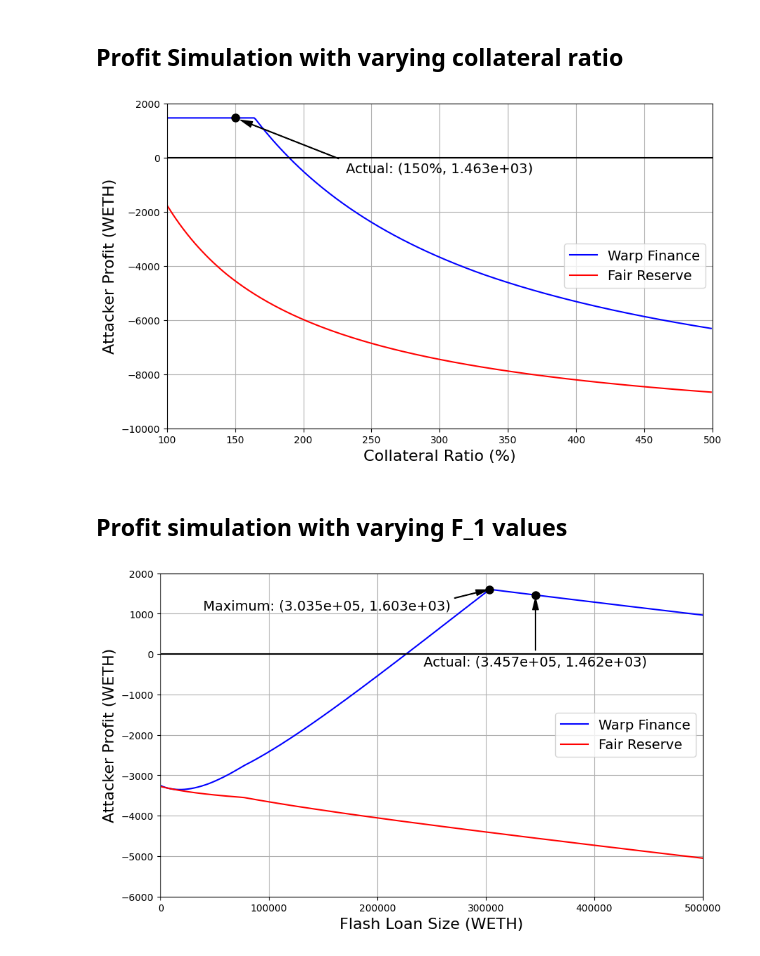
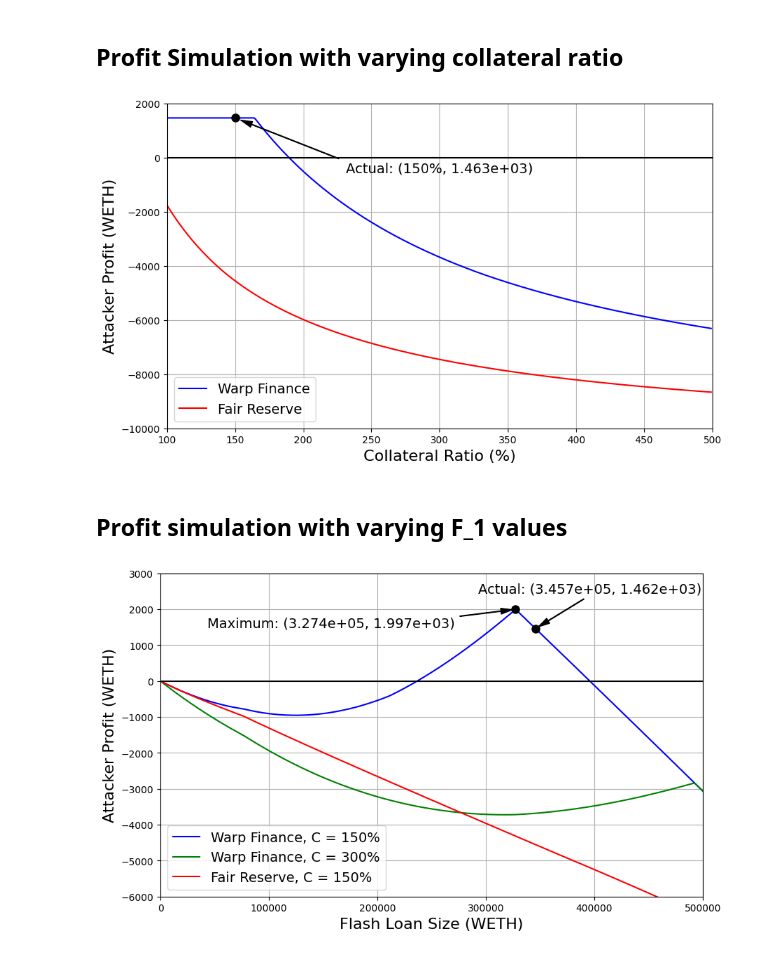
Before and after one commit to MJ-Peters/Flash-Loan-Attack-Analysis-Framework, a Jupyter notebook: Flash Loan Attack Analysis Framework.ipynb, the cells around one changed output. Cells and saved outputs as stored; diff of their text form; code cells hidden in the pictures.

Commit message:
Damage function now works for all graphs produced

```diff
--- a/Flash Loan Attack Analysis Framework.ipynb
+++ b/Flash Loan Attack Analysis Framework.ipynb
@@ -186,7 +186,7 @@ def default_variables():
     # The quantity of USDC in the USDC-WETH SushiSwap pool
     r_usdc = 70837678.781592 # Used Etherscan account balance checker (ETH) at block 11473329 not 11473330 as we want the value before the attack has taken place
 
-    return F_0, F_1, F_1_uni, F_1_dydx, r_0, r_1, s_0, lp, C, twap_0, twap_1, V_dai, V_usdc, r_weth, r_usdc
+    return F_0, F_1, F_1_dydx, r_0, r_1, lp, C, twap_0, twap_1, V_dai, V_usdc, r_weth, r_usdc
 # %% [markdown]
 ### Defining the Damage Function
 # %%
@@ -471,10 +478,10 @@ plt.show()
 [figure]
 # %% [markdown]
 ## Profit Simulation with varying collateral ratio
-# %%
-# Calling default variables
-F_0, F_1, F_1_uni, F_1_dydx, r_0, r_1, s_0, lp, C, twap_0, twap_1, V_dai, V_usdc, r_weth, r_usdc = default_variables()
 # %%
+# Calling default variables
+F_0, F_1, F_1_dydx, r_0, r_1, lp, C, twap_0, twap_1, V_dai, V_usdc, r_weth, r_usdc = default_variables()
+
 # Define a range of F_1 values from 0 to 500,000
 C_values = range(100, 500)
 
@@ -487,11 +494,11 @@ for C_value in C_values:
     # Convert percentage to decimal
     C = C_value / 100
     # Calculate dmg for "Warp Finance" model
-    s_1, D, LP, R_0, R_1, P_LP, B, In_1, Out_0, R_0_new, R_1_new, P_LP_new, B_new, B_dai, B_usdc, In_0, Out_weth_us, Out_weth_ss, c, profit_warp, pre_fair, post_fair = damage_model("Warp Finance", F_0, F_1, F_1_uni, F_1_dydx, r_0, r_1, s_0, lp, C, twap_0, twap_1, V_dai, V_usdc, r_weth, r_usdc)
+    s_0, s_1, D, LP, R_0, R_1, P_LP, B, In_1, Out_0, R_0_new, R_1_new, P_LP_new, B_new, B_dai, B_usdc, In_0, Out_weth_us, Out_weth_ss, c, profit_warp, pre_fair, post_fair = damage_model("Warp Finance", F_0, F_1, F_1_dydx, r_0, r_1, lp, C, twap_0, twap_1, V_dai, V_usdc, r_weth, r_usdc)
     profit_values_warp.append(profit_warp)
 
     # Calculate dmg for "Fair Reserve" model
-    s_1, D, LP, R_0, R_1, P_LP, B, In_1, Out_0, R_0_new, R_1_new, P_LP_new, B_new, B_dai, B_usdc, In_0, Out_weth_us, Out_weth_ss, c, profit_fair, pre_fair, post_fair = damage_model("Fair Reserve", F_0, F_1, F_1_uni, F_1_dydx, r_0, r_1, s_0, lp, C, twap_0, twap_1, V_dai, V_usdc, r_weth, r_usdc)
+    s_0, s_1, D, LP, R_0, R_1, P_LP, B, In_1, Out_0, R_0_new, R_1_new, P_LP_new, B_new, B_dai, B_usdc, In_0, Out_weth_us, Out_weth_ss, c, profit_fair, pre_fair, post_fair = damage_model("Fair Reserve", F_0, F_1, F_1_dydx, r_0, r_1, lp, C, twap_0, twap_1, V_dai, V_usdc, r_weth, r_usdc)
     profit_values_fair.append(profit_fair)
 
 # Plot the DMG vs F_1 continuous line plot for both models
@@ -500,7 +507,7 @@ plt.plot(C_values, profit_values_warp, color="b", label="Warp Finance")
 plt.plot(C_values, profit_values_fair, color="r", label="Fair Reserve")
 plt.xlabel("Collateral Ratio (%)", fontsize=16)
 plt.ylabel("Attacker Profit (WETH)", fontsize=16)
-plt.legend(fontsize=14, loc="center right")
+plt.legend(fontsize=14, loc="lower left")
 
 # Annotate the actual scenario below the line
 plt.plot(150, max(profit_values_warp), "ko", markersize=8)
@@ -517,62 +524,74 @@ plt.ylim(-10000, 2000)
 plt.axhline(0, color="black")
 plt.show()
 # %% [output]
-[figure, old version]
+[figure, new version]
 # %% [markdown]
 ## Profit simulation with varying F_1 values
-# %%
-# Calling default variables
-F_0, F_1, F_1_uni, F_1_dydx, r_0, r_1, s_0, lp, C, twap_0, twap_1, V_dai, V_usdc, r_weth, r_usdc = default_variables()
 # %%
+# Calling default variables
+F_0, F_1, F_1_dydx, r_0, r_1, lp, C, twap_0, twap_1, V_dai, V_usdc, r_weth, r_usdc = default_variables()
+
 # Define a range of F_1 values from 0 to 500,000
 F_1_values = range(0, 500000)
 
 # Initialize empty lists to store dmg values for both models
 profit_values_warp = []
+profit_values_warp_2 = []
 profit_values_fair = []
+
+# Defining a ratio that can be used to ensure F_0:F_1 is always in the same proportion as the attack
+loan_ratio = F_0 / F_1
 
 # Loop through the F_1 values and calculate dmg for each value for both models
 for F_1_value in F_1_values:
+    # Calculating F_0
+    F_0_value = loan_ratio * F_1_value
+
     # Calculate dmg for "Warp Finance" model
-    s_1, D, LP, R_0, R_1, P_LP, B, In_1, Out_0, R_0_new, R_1_new, P_LP_new, B_new, B_dai, B_usdc, In_0, Out_weth_us, Out_weth_ss, c, profit_warp, pre_warp, post_warp = damage_model("Warp Finance", F_0, F_1_value, F_1_uni, F_1_dydx, r_0, r_1, s_0, lp, C, twap_0, twap_1, V_dai, V_usdc, r_weth, r_usdc)
+    s_0, s_1, D, LP, R_0, R_1, P_LP, B, In_1, Out_0, R_0_new, R_1_new, P_LP_new, B_new, B_dai, B_usdc, In_0, Out_weth_us, Out_weth_ss, c, profit_warp, pre_warp, post_warp = damage_model("Warp Finance", F_0_value, F_1_value, F_1_dydx, r_0, r_1, lp, C, twap_0, twap_1, V_dai, V_usdc, r_weth, r_usdc)
     profit_values_warp.append(profit_warp)
 
+    # Calculate dmg for "Warp Finance" model
+    s_0, s_1, D, LP, R_0, R_1, P_LP, B, In_1, Out_0, R_0_new, R_1_new, P_LP_new, B_new, B_dai, B_usdc, In_0, Out_weth_us, Out_weth_ss, c, profit_warp_2, pre_warp_2, post_warp_2 = damage_model("Warp Finance", F_0_value, F_1_value, F_1_dydx, r_0, r_1, lp, 3, twap_0, twap_1, V_dai, V_usdc, r_weth, r_usdc)
+    profit_values_warp_2.append(profit_warp_2)
+
     # Calculate dmg for "Fair Reserve" model
-    s_1, D, LP, R_0, R_1, P_LP, B, In_1, Out_0, R_0_new, R_1_new, P_LP_new, B_new, B_dai, B_usdc, In_0, Out_weth_us, Out_weth_ss, c, profit_fair, pre_fair, post_fair = damage_model("Fair Reserve", F_0, F_1_value, F_1_uni, F_1_dydx, r_0, r_1, s_0, lp, C, twap_0, twap_1, V_dai, V_usdc, r_weth, r_usdc)
+    s_0, s_1, D, LP, R_0, R_1, P_LP, B, In_1, Out_0, R_0_new, R_1_new, P_LP_new, B_new, B_dai, B_usdc, In_0, Out_weth_us, Out_weth_ss, c, profit_fair, pre_fair, post_fair = damage_model("Fair Reserve", F_0_value, F_1_value, F_1_dydx, r_0, r_1, lp, C, twap_0, twap_1, V_dai, V_usdc, r_weth, r_usdc)
     profit_values_fair.append(profit_fair)
 
 # Plot the DMG vs F_1 continuous line plot for both models
 plt.figure(figsize=(10, 6))
-plt.plot(F_1_values, profit_values_warp, color="b", label="Warp Finance")
-plt.plot(F_1_values, profit_values_fair, color="r", label="Fair Reserve")
+plt.plot(F_1_values, profit_values_warp, color="b", label="Warp Finance, C = 150%")
+plt.plot(F_1_values, profit_values_warp_2, color="g", label="Warp Finance, C = 300%")
+plt.plot(F_1_values, profit_values_fair, color="r", label="Fair Reserve, C = 150%")
 plt.xlabel("Flash Loan Size (WETH)", fontsize=16)
 plt.ylabel("Attacker Profit (WETH)", fontsize=16)
-plt.legend(fontsize=14, loc="center right")
+plt.legend(fontsize=14, loc="lower left")
 
 # Find the index of the maximum value in dmg_values_warp
 max_index_warp = profit_values_warp.index(max(profit_values_warp))
 
 # Annotate the maximum point below the line
 plt.plot(F_1_values[max_index_warp], max(profit_values_warp), "ko", markersize=8)
 plt.annotate(f"Maximum: ({F_1_values[max_index_warp]:.3e}, {max(profit_values_warp):.3e})",
              xy=(F_1_values[max_index_warp], max(profit_values_warp)),
-             xytext=(F_1_values[max_index_warp] - 150000, max(profit_values_warp) - 500),
+             xytext=(F_1_values[max_index_warp] - 170000, max(profit_values_warp) - 500),
              arrowprops=dict(facecolor="black", shrink=0.05, width=0.5, headwidth=6),
              fontsize=14,
              horizontalalignment="center")
 
 plt.plot(345736.68538198655, 1462.819418141686758539, "ko", markersize=8)
 plt.annotate(f"Actual: (3.457e+05, 1.462e+03)",
              xy=(345736.68538198655, 1462.819418141686758539),
-             xytext=(345736.68538198655, 1462.819418141686758539 - 1750),
+             xytext=(345736.68538198655 + 50000, 1462.819418141686758539 + 1000),
              arrowprops=dict(facecolor="black", shrink=0.05, width=0.5, headwidth=6),
              fontsize=14,
              horizontalalignment="center")
 
 plt.grid()
 plt.xlim(0, 500000)
-plt.ylim(-6000, 2000)
+plt.ylim(-6000, 3000)
 plt.axhline(0, color="black")
 plt.show()
 # %% [output]
-[figure, old version]
+[figure, new version]
```
Also changed, not shown: parts of 4 cells of this notebook.
